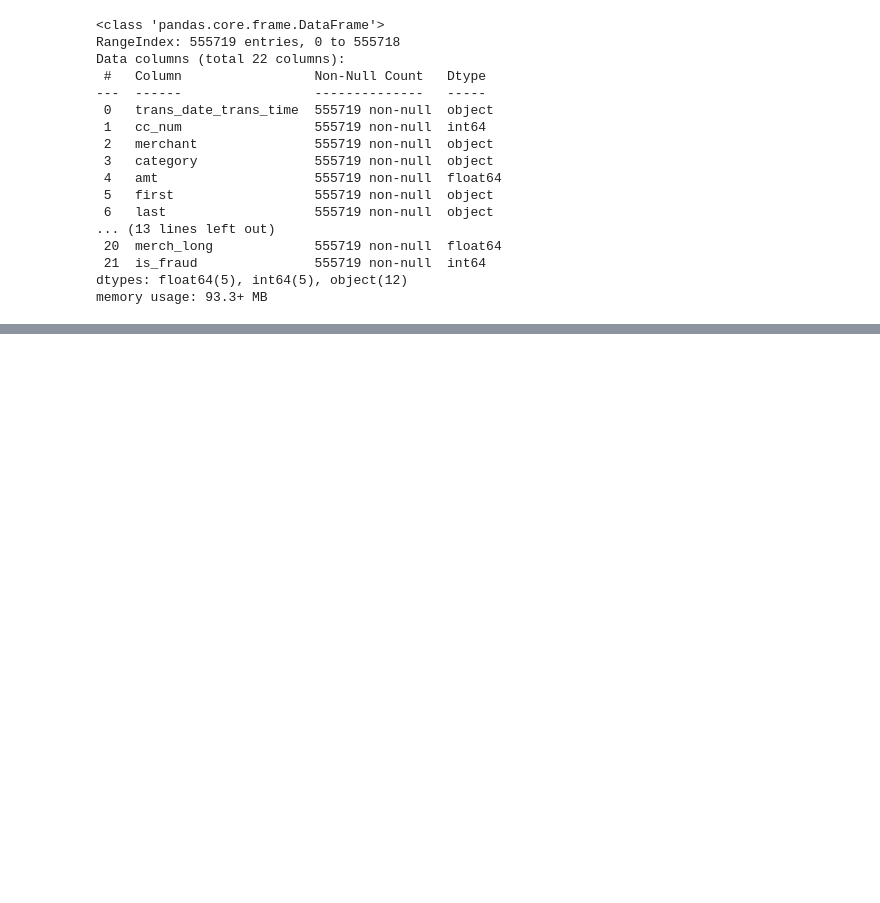
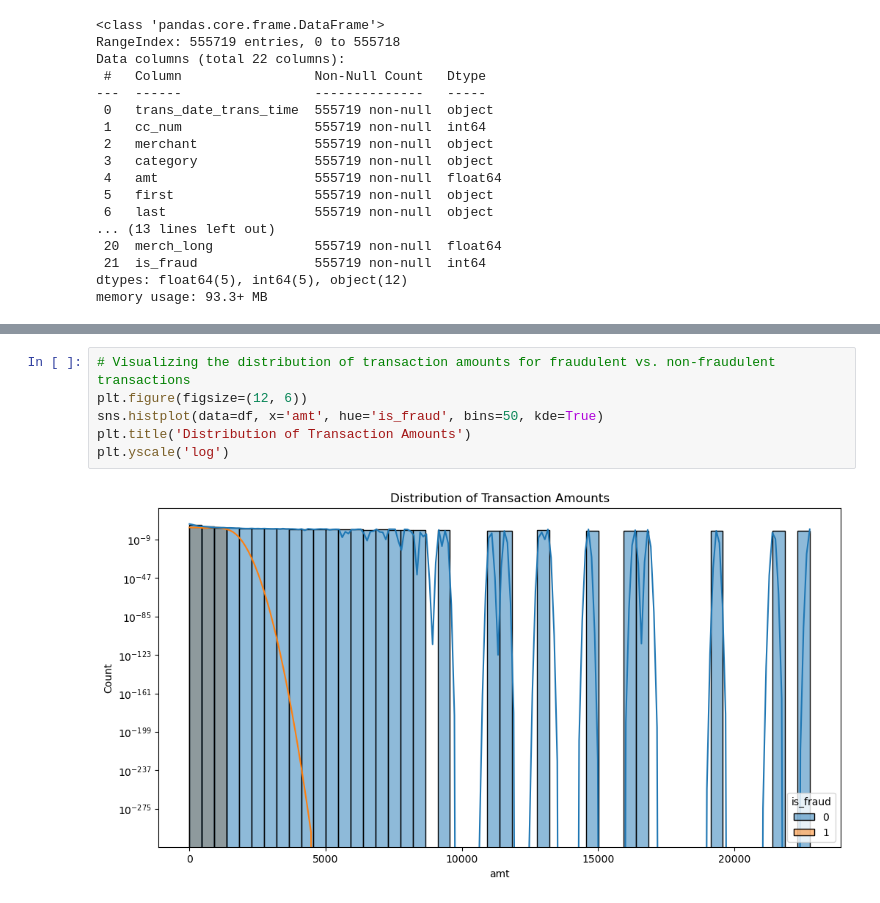
Before and after one commit to thanhdcng/detect-fraudulent-credit-card-transactions, a Jupyter notebook: notebooks/EDA_and_Preprocessing.ipynb, the cells around one changed output, grey strips where cells are left out. Drawn from its saved outputs; the diff is of its cells as text; blank space fills up the shorter version.

```diff
--- a/notebooks/EDA_and_Preprocessing.ipynb
+++ b/notebooks/EDA_and_Preprocessing.ipynb
@@ -54,0 +103,8 @@ memory usage: 93.3+ MB
+# %%
+# Visualizing the distribution of transaction amounts for fraudulent vs. non-fraudulent transactions
+plt.figure(figsize=(12, 6))
+sns.histplot(data=df, x='amt', hue='is_fraud', bins=50, kde=True)
+plt.title('Distribution of Transaction Amounts')
+plt.yscale('log')
+# %% [output]
+[figure, added]
```
Also changed, not shown: parts of 35 cells of this notebook.
